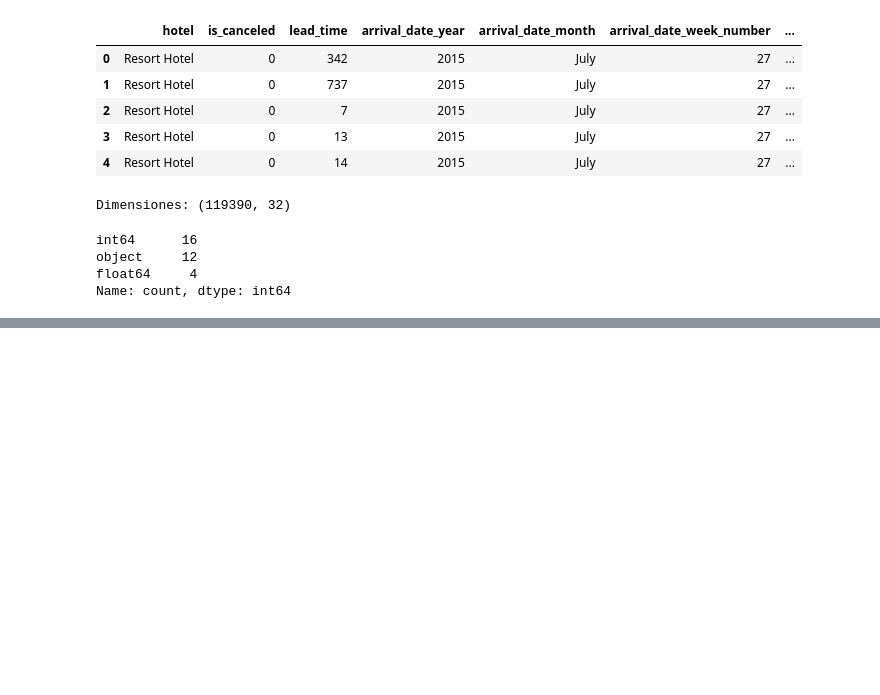
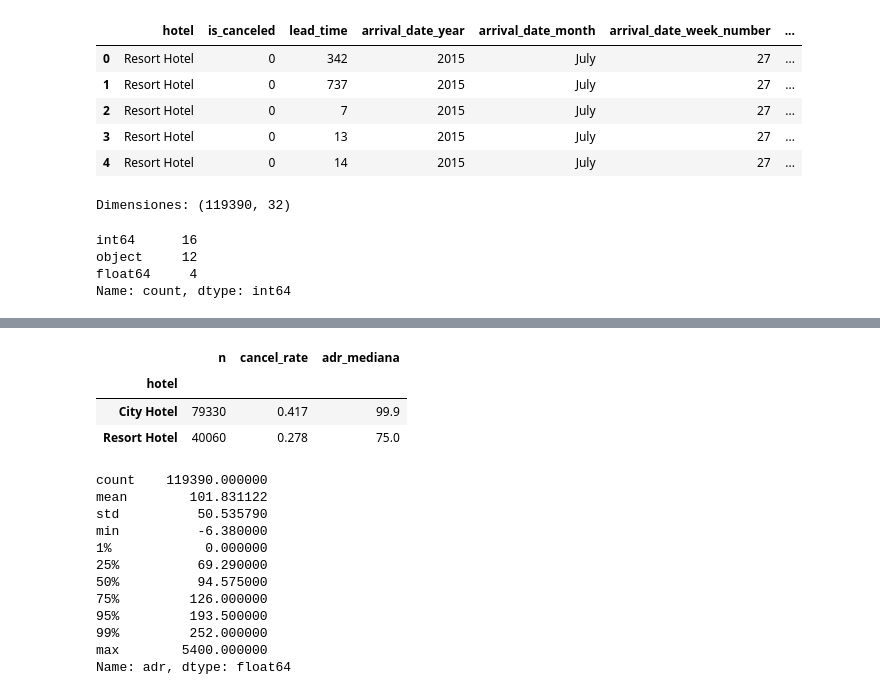
Before and after one commit to jaime87juarez/-Midterm-Project-mlzoomcamp_2026, a Jupyter notebook: notebooks/01_EDA.ipynb, the cells around one changed output, grey strips where cells are left out. Drawn from its saved outputs; the diff is of its cells as text; code cells hidden in the pictures; blank space fills up the shorter version.

```diff
--- a/notebooks/01_EDA.ipynb
+++ b/notebooks/01_EDA.ipynb
@@ -30,0 +47,20 @@ Name: count, dtype: int64
+# %%
+display(raw.groupby('hotel').agg(n=('is_canceled','size'),cancel_rate=('is_canceled','mean'),adr_mediana=('adr','median')).round(3))
+display(raw.adr.describe(percentiles=[.01,.25,.5,.75,.95,.99]))
+# %% [output]
+|  | n | cancel_rate | adr_mediana |
+| hotel |  |  |  |
+| City Hotel | 79330 | 0.417 | 99.9 |
+| Resort Hotel | 40060 | 0.278 | 75.0 |
+count    119390.000000
+mean        101.831122
+std          50.535790
+min          -6.380000
+1%            0.000000
+25%          69.290000
+50%          94.575000
+75%         126.000000
+95%         193.500000
+99%         252.000000
+max        5400.000000
+Name: adr, dtype: float64
```
Also changed, not shown: parts of 7 cells of this notebook, 1 other file.
